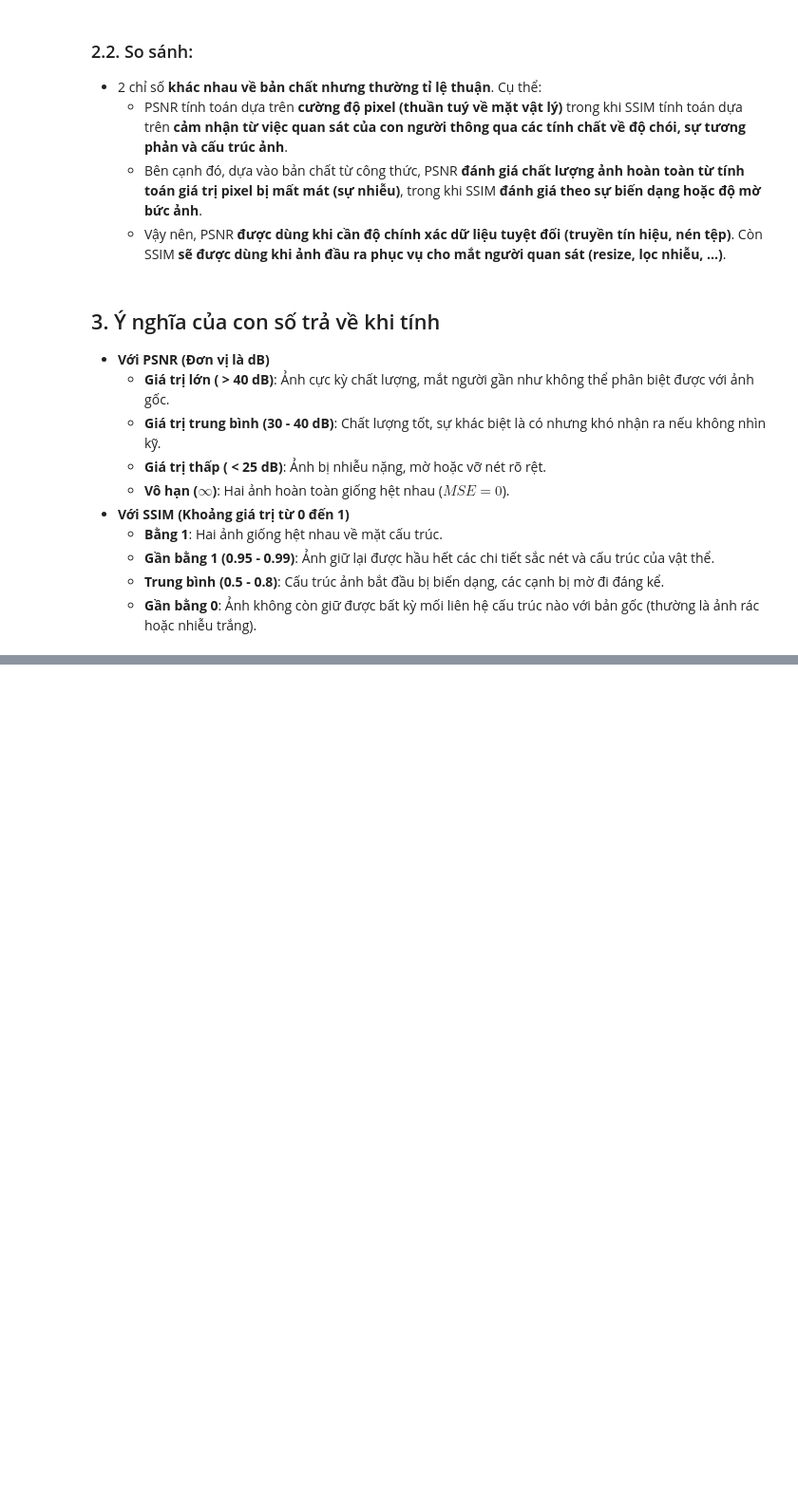
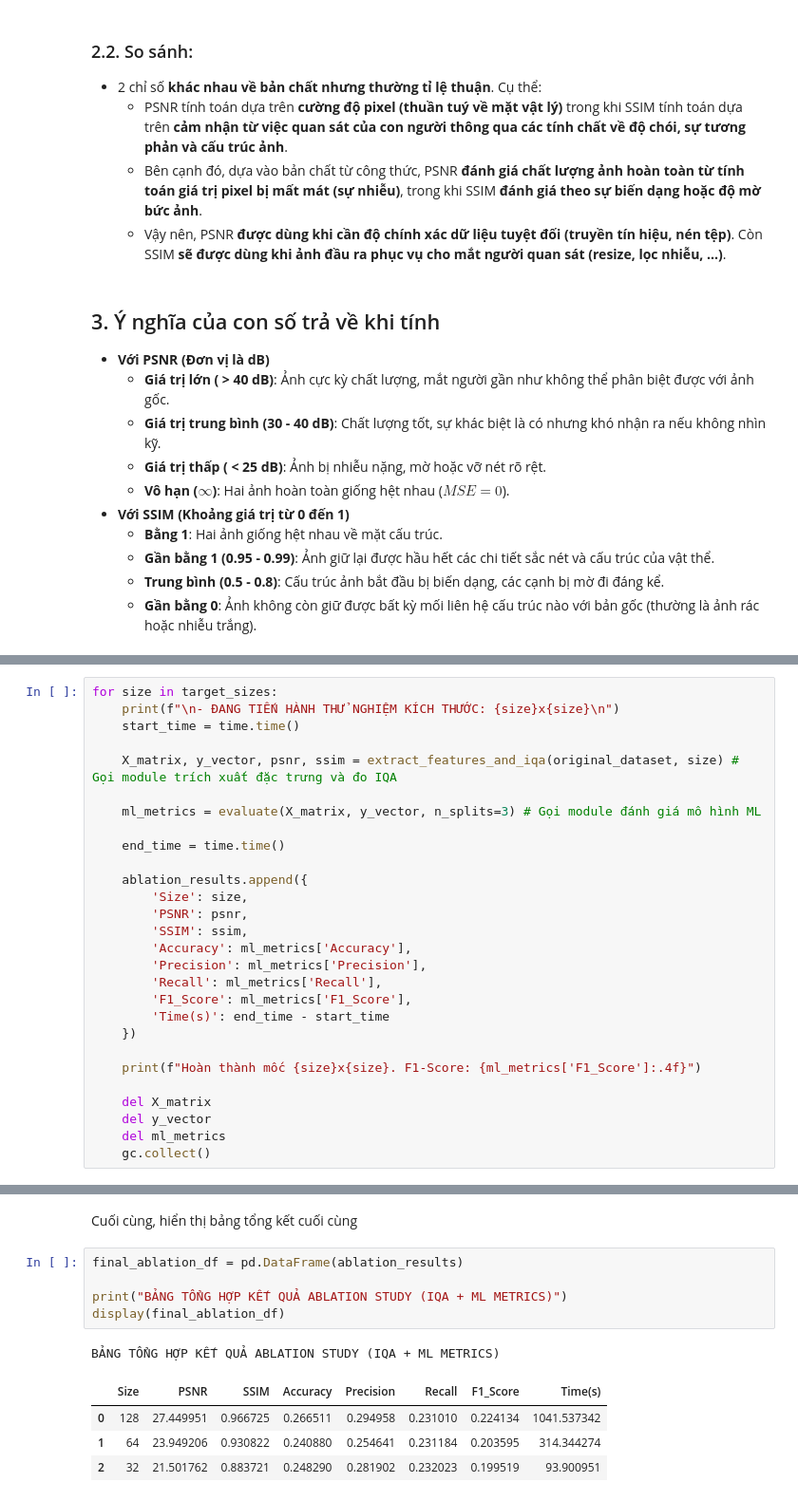
Before and after one commit to Taylor3691/mining-beyond-boundaries, a Jupyter notebook: notebooks/Hoang-preprocessing.resize.ipynb, the cells around one changed output, grey strips where cells are left out. Shown at 95% size. Saved outputs shown, nothing was run; the diff lists cells and outputs as text; blank space fills up the shorter version.

```diff
--- a/notebooks/Hoang-preprocessing.resize.ipynb
+++ b/notebooks/Hoang-preprocessing.resize.ipynb
@@ -47,0 +165,28 @@
+# %%
+for size in target_sizes:
+    print(f"\n- ĐANG TIẾN HÀNH THỬ NGHIỆM KÍCH THƯỚC: {size}x{size}\n")
+    start_time = time.time()
+
+    X_matrix, y_vector, psnr, ssim = extract_features_and_iqa(original_dataset, size) # Gọi module trích xuất đặc trưng và đo IQA
+
+    ml_metrics = evaluate(X_matrix, y_vector, n_splits=3) # Gọi module đánh giá mô hình ML
+
+    end_time = time.time()
+
+    ablation_results.append({
+        'Size': size,
+        'PSNR': psnr,
+        'SSIM': ssim,
+        'Accuracy': ml_metrics['Accuracy'],
+        'Precision': ml_metrics['Precision'],
+        'Recall': ml_metrics['Recall'],
+        'F1_Score': ml_metrics['F1_Score'],
+        'Time(s)': end_time - start_time
+    })
+
+    print(f"Hoàn thành mốc {size}x{size}. F1-Score: {ml_metrics['F1_Score']:.4f}")
+
+    del X_matrix
+    del y_vector
+    del ml_metrics
+    gc.collect()
@@ -47,0 +205,13 @@
+# %% [markdown]
+Cuối cùng, hiển thị bảng tổng kết cuối cùng
+# %%
+final_ablation_df = pd.DataFrame(ablation_results)
+
+print("BẢNG TỔNG HỢP KẾT QUẢ ABLATION STUDY (IQA + ML METRICS)")
+display(final_ablation_df)
+# %% [output]
+BẢNG TỔNG HỢP KẾT QUẢ ABLATION STUDY (IQA + ML METRICS)
+|  | Size | PSNR | SSIM | Accuracy | Precision | Recall | F1_Score | Time(s) |
+| 0 | 128 | 27.449951 | 0.966725 | 0.266511 | 0.294958 | 0.231010 | 0.224134 | 1041.537342 |
+| 1 | 64 | 23.949206 | 0.930822 | 0.240880 | 0.254641 | 0.231184 | 0.203595 | 314.344274 |
+| 2 | 32 | 21.501762 | 0.883721 | 0.248290 | 0.281902 | 0.232023 | 0.199519 | 93.900951 |
```
Also changed, not shown: parts of 21 cells of this notebook.
